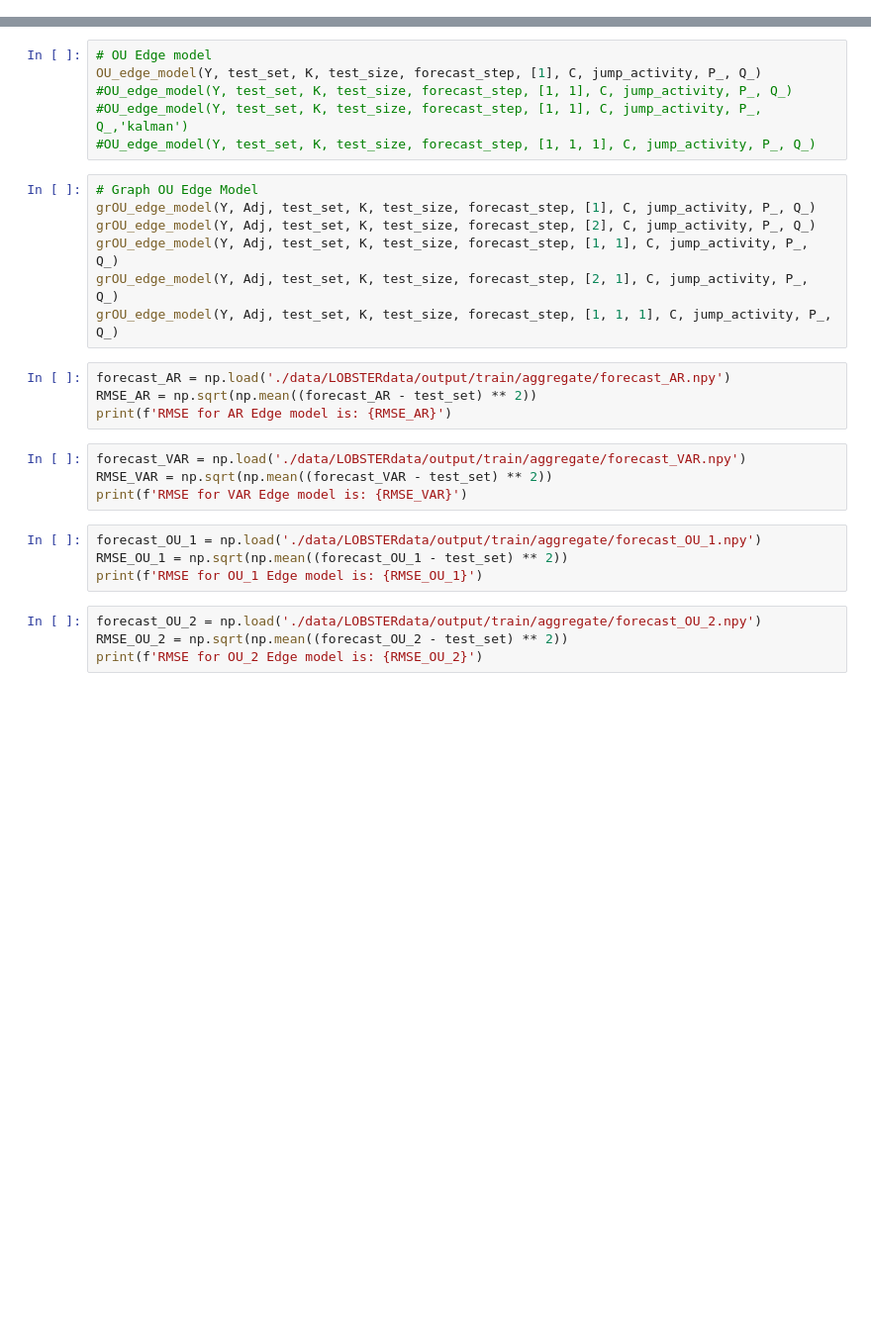
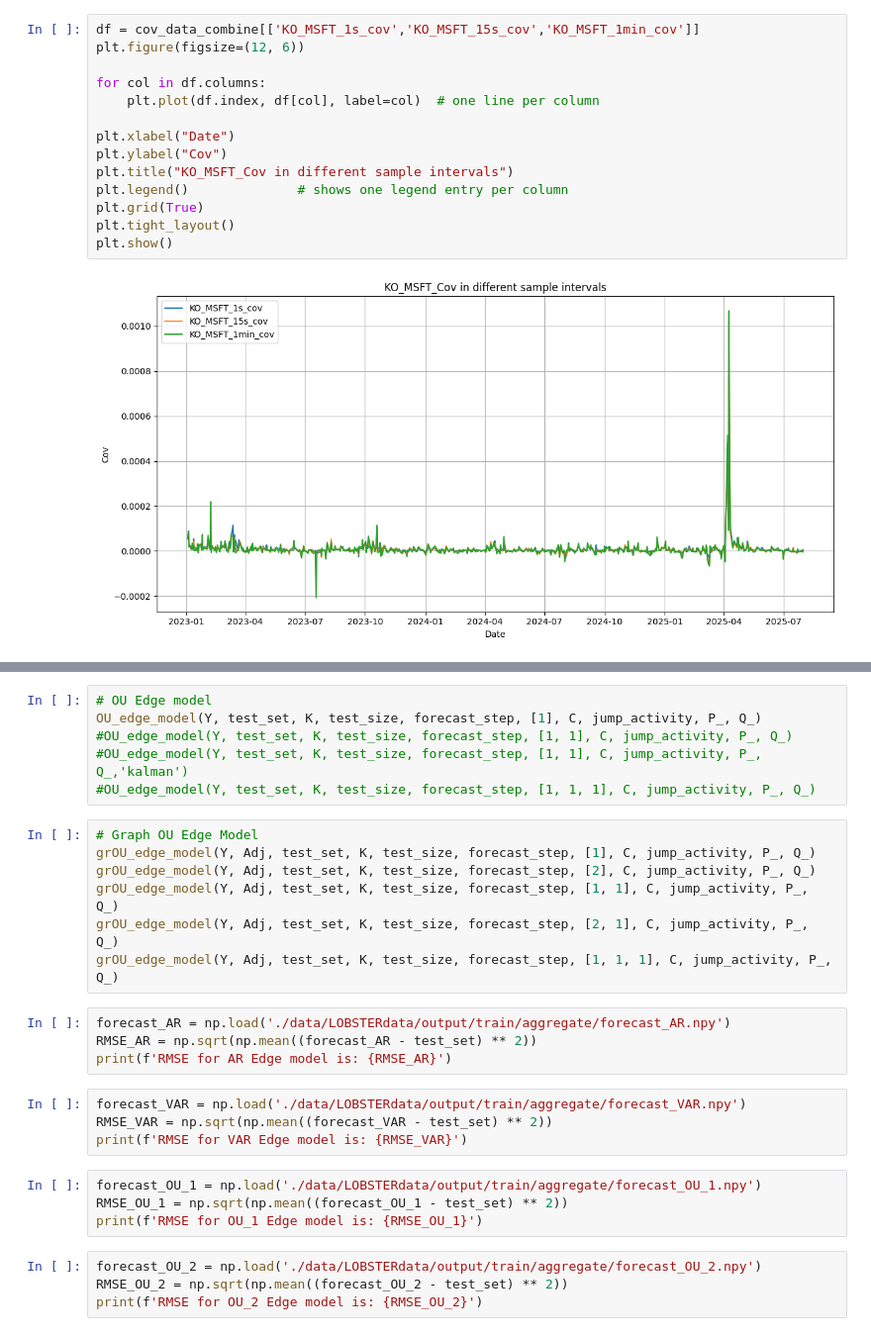
Before and after one commit to jiamingchen13/GraphOUEdge, a Jupyter notebook: Untitled.ipynb, the cells around one changed output, grey strips where cells are left out. Shown at 99% size. Cells and saved outputs as stored; diff of their text form; blank space fills up the shorter version.

```diff
--- a/Untitled.ipynb
+++ b/Untitled.ipynb
@@ -54,3 +120,19 @@ log_data_to_corr_data('./data/LOBSTERdata/output/test/aggregate/', rule, delta =
+# %%
+df = cov_data_combine[['KO_MSFT_1s_cov','KO_MSFT_15s_cov','KO_MSFT_1min_cov']]
+plt.figure(figsize=(12, 6))
+
+for col in df.columns:
+    plt.plot(df.index, df[col], label=col)  # one line per column
+
+plt.xlabel("Date")
+plt.ylabel("Cov")
+plt.title("KO_MSFT_Cov in different sample intervals")
+plt.legend()              # shows one legend entry per column
+plt.grid(True)
+plt.tight_layout()
+plt.show()
+# %% [output]
+[figure, added]
 # %%
 # Forecast steps
 forecast_step = 1
```
Also changed, not shown: parts of 10 cells of this notebook, 1 other file.
